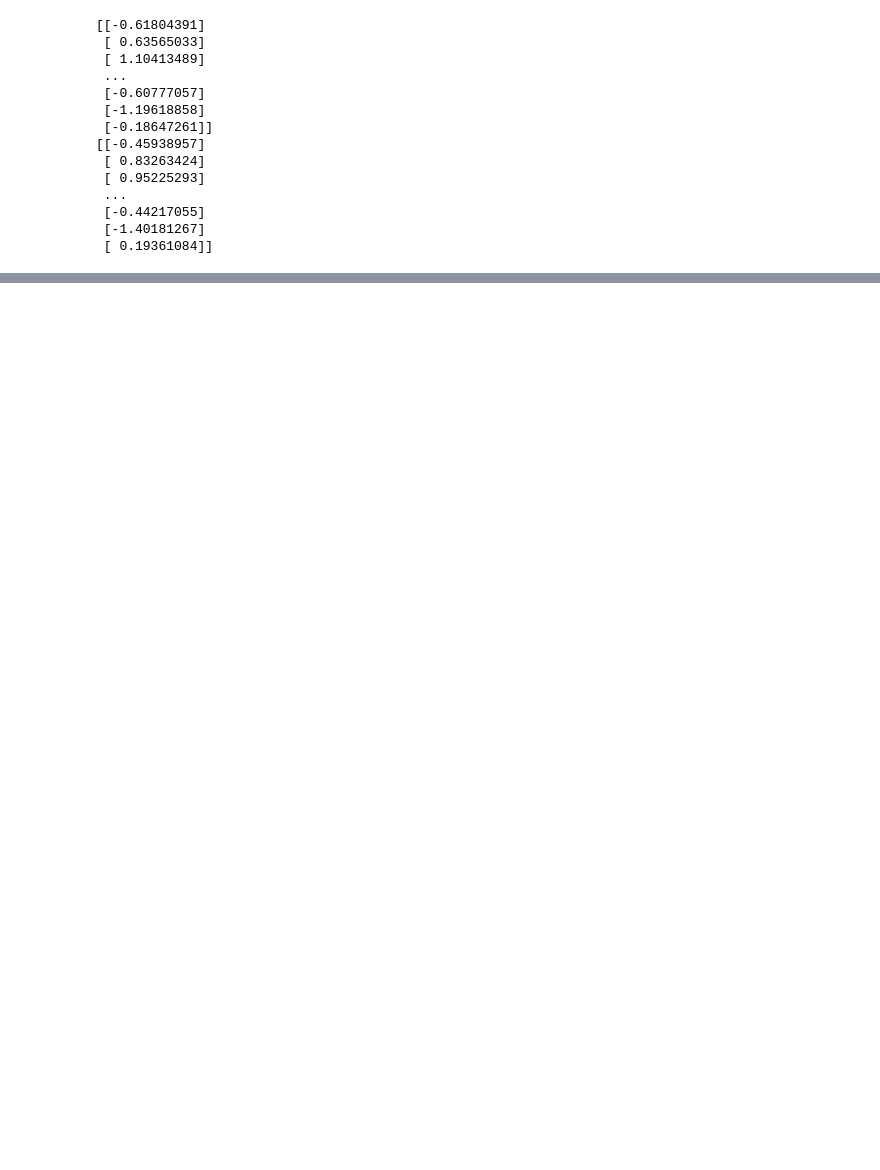
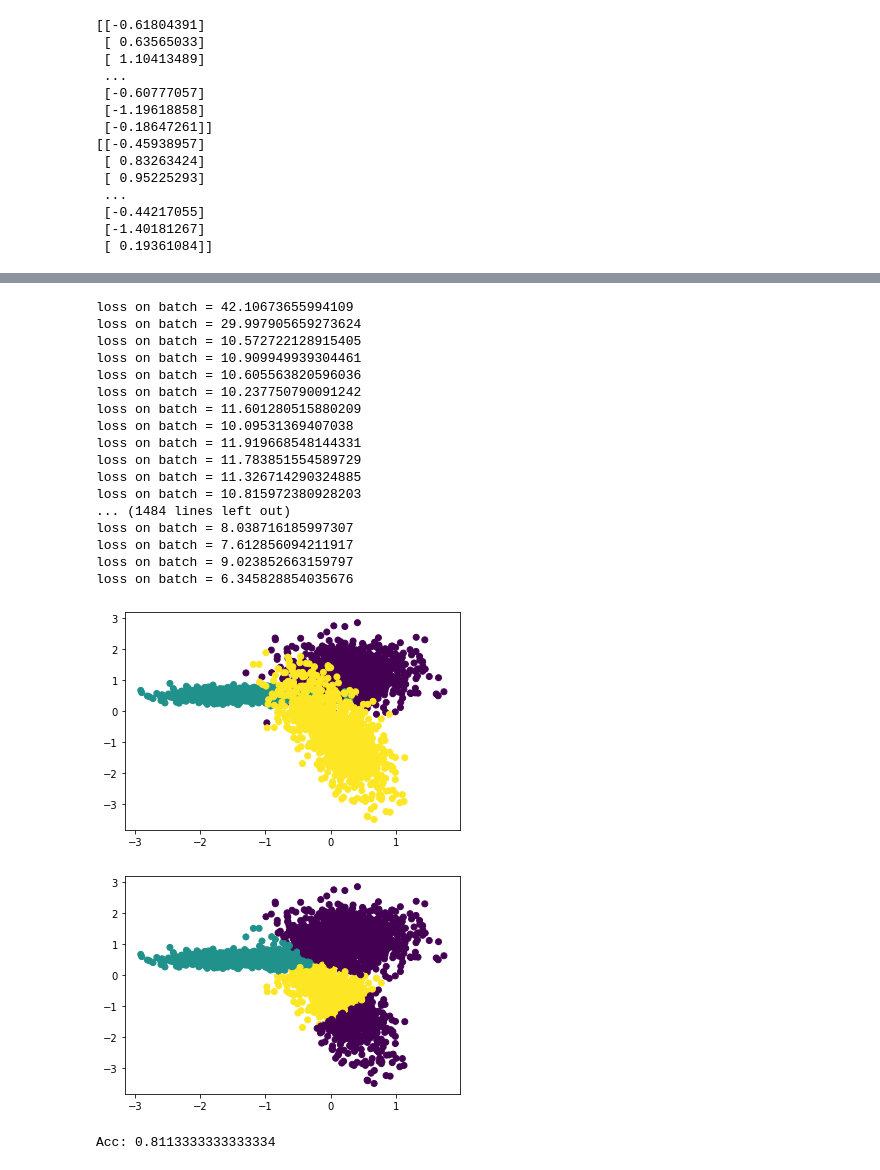
Before and after one commit to pysiakk/WUTDL2021, a Jupyter notebook: project_1/test.ipynb, the cells around one changed output, grey strips where cells are left out. Drawn from its saved outputs; the diff is of its cells as text; code cells hidden in the pictures; blank space fills up the shorter version.

```diff
--- a/project_1/test.ipynb
+++ b/project_1/test.ipynb
@@ -516,0 +587,41 @@ loss on batch = 0.7546997228868072
+# %%
+nn = NeuralNetwork(2, 3, activation_function="relu", loss_function='crossentropy', seed=123, verbose=True)
+
+# Multiple layers
+nn.add_layer(10)
+nn.add_layer(10)
+
+nn.create_output_layer("softmax")
+nn.errors = nn.train(X_train, y_train, epochs=5, batch_size=10, lr=.005, method='basic', method_param=0.2)
+pred = nn.predict(X_test)
+
+# Plot example
+
+
+plt.scatter(X_test[:,0], X_test[:,1], c = np.argmax(y_test, axis=1).flatten())
+plt.show()
+plt.scatter(X_test[:,0], X_test[:,1], c = np.argmax(pred, axis=1).flatten())
+plt.show()
+
+print("Acc: " + str(np.mean((np.argmax(y_test, axis=1).flatten() == np.argmax(pred, axis=1).flatten()))))
+# %% [output]
+loss on batch = 42.10673655994109
+loss on batch = 29.997905659273624
+loss on batch = 10.572722128915405
+loss on batch = 10.909949939304461
+loss on batch = 10.605563820596036
+loss on batch = 10.237750790091242
+loss on batch = 11.601280515880209
+loss on batch = 10.09531369407038
+loss on batch = 11.919668548144331
+loss on batch = 11.783851554589729
+loss on batch = 11.326714290324885
+loss on batch = 10.815972380928203
+... (1484 lines left out)
+loss on batch = 8.038716185997307
+loss on batch = 7.612856094211917
+loss on batch = 9.023852663159797
+loss on batch = 6.345828854035676
+[figure, added]
+[figure, added]
+Acc: 0.8113333333333334
```
Also changed, not shown: parts of 35 cells of this notebook.
